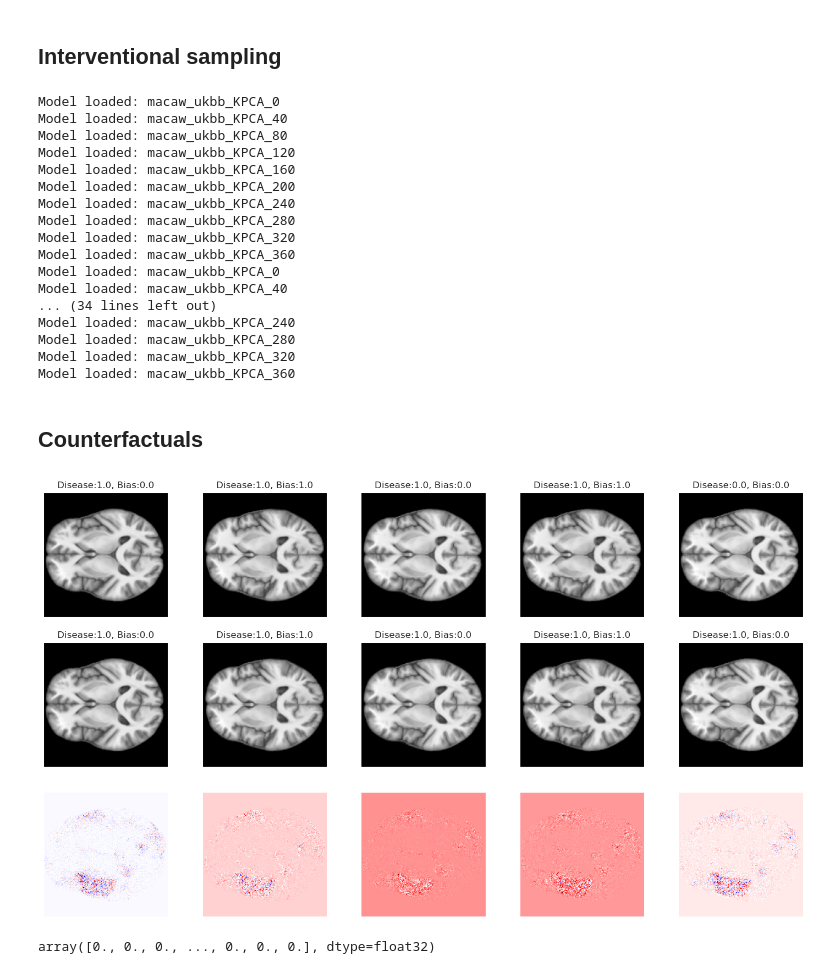
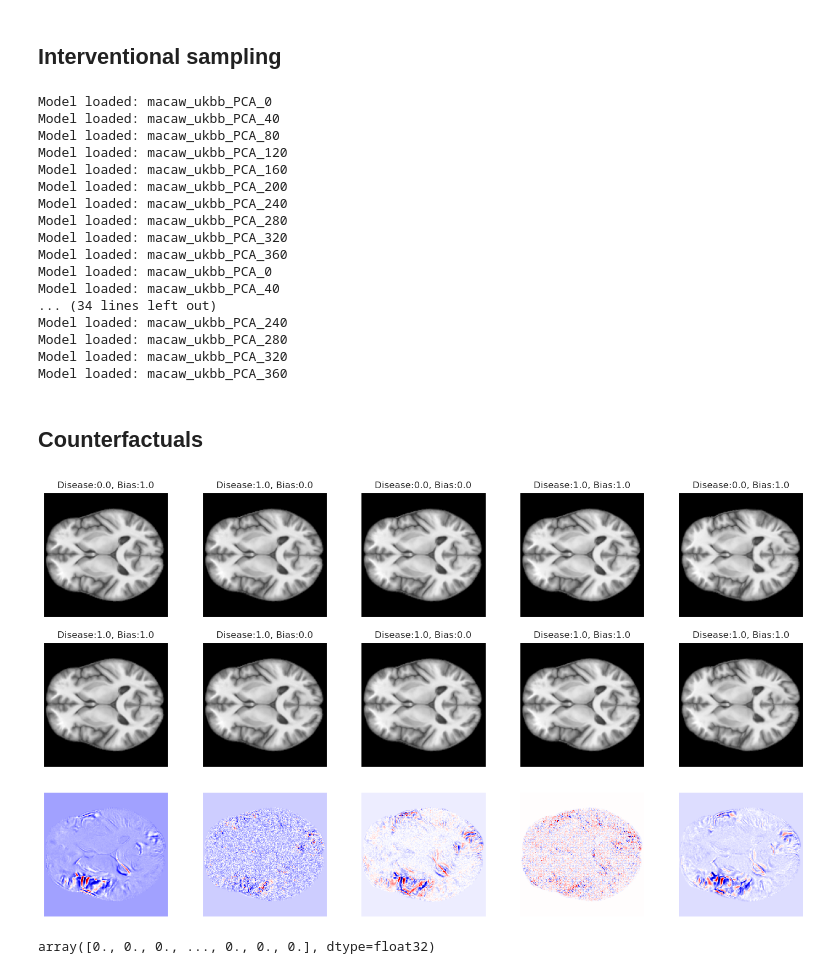
Before and after one commit to Liteknight/CounterBias, a Jupyter notebook: 04_Test.ipynb, the cells around one changed output. Cells and saved outputs as stored; diff of their text form; code cells hidden in the pictures.

```diff
--- a/04_Test.ipynb
+++ b/04_Test.ipynb
@@ -8,11 +8,11 @@ sys.path.append(str(macaw_path) +'/')
 
 ncomps = 60
 model_comps = 500
-dr_method = 'KPCA'
+dr_method = 'PCA'
 
 exp_name="no_bias"
 
-test_path = train_path = macaw_path/exp_name/f'test_hc_data_KPCA_{model_comps}.pkl'
+test_path = train_path = macaw_path/exp_name/f'test_hc_data_PCA_{model_comps}.pkl'
 model_base_path = macaw_path/'models'/exp_name/f'{dr_method}_{model_comps}'/f'{ncomps}'
 # %%
 import pickle
@@ -25,7 +25,7 @@ bias = test['bias']
 test_imgs = test['imgs']
 
 encoded_data = test['encoded_data']
-kpca = test['kpca']
+pca = test['pca']
 # %%
 with open(model_base_path/'hyperparameters.pkl', 'rb') as f:
     hp = pickle.load(f)
@@ -47,12 +47,12 @@ def recons(age,bmi,latents, latent_offset=0):
     latent_enc = np.zeros((latents.shape[0],ncomps))
     latent_enc[:,latent_offset:latent_offset+latents.shape[1]] = latents
     # latent_enc = scaler_i.inverse_transform(latent_enc)
-    imgs = kpca.inverse_transform(latent_enc)
+    imgs = pca.inverse_transform(latent_enc)
     return age,bmi,imgs
 # %%
 sample_imgs = test_imgs[:5,:]
-t = kpca.transform(sample_imgs)
-X_recon = kpca.inverse_transform(t)
+t = pca.transform(sample_imgs)
+X_recon = pca.inverse_transform(t)
 # %%
 import utils.visualize as vis
 
@@ -216,7 +216,7 @@ for kk  in range(5):
             for i,v in enumerate(ss[0,nevecs-nbasecomps+ncauses:]):
                 int_vals[i+ncauses] = v
 
-            print(f'Model loaded: macaw_ukbb_KPCA_{ev}')
+            print(f'Model loaded: macaw_ukbb_PCA_{ev}')
 
             re = recons(samples_causes[:,0],samples_causes[:,1],samples_enc)
             img = make_img(re[2])
@@ -241,23 +241,23 @@ for kk  in range(5):
 
     make_gif(frames,save_name+'.gif')
 # %% [output]
-Model loaded: macaw_ukbb_KPCA_0
-Model loaded: macaw_ukbb_KPCA_40
-Model loaded: macaw_ukbb_KPCA_80
-Model loaded: macaw_ukbb_KPCA_120
-Model loaded: macaw_ukbb_KPCA_160
-Model loaded: macaw_ukbb_KPCA_200
-Model loaded: macaw_ukbb_KPCA_240
-Model loaded: macaw_ukbb_KPCA_280
-Model loaded: macaw_ukbb_KPCA_320
-Model loaded: macaw_ukbb_KPCA_360
-Model loaded: macaw_ukbb_KPCA_0
-Model loaded: macaw_ukbb_KPCA_40
+Model loaded: macaw_ukbb_PCA_0
+Model loaded: macaw_ukbb_PCA_40
+Model loaded: macaw_ukbb_PCA_80
+Model loaded: macaw_ukbb_PCA_120
+Model loaded: macaw_ukbb_PCA_160
+Model loaded: macaw_ukbb_PCA_200
+Model loaded: macaw_ukbb_PCA_240
+Model loaded: macaw_ukbb_PCA_280
+Model loaded: macaw_ukbb_PCA_320
+Model loaded: macaw_ukbb_PCA_360
+Model loaded: macaw_ukbb_PCA_0
+Model loaded: macaw_ukbb_PCA_40
 ... (34 lines left out)
-Model loaded: macaw_ukbb_KPCA_240
-Model loaded: macaw_ukbb_KPCA_280
-Model loaded: macaw_ukbb_KPCA_320
-Model loaded: macaw_ukbb_KPCA_360
+Model loaded: macaw_ukbb_PCA_240
+Model loaded: macaw_ukbb_PCA_280
+Model loaded: macaw_ukbb_PCA_320
+Model loaded: macaw_ukbb_PCA_360
 # %% [markdown]
 ## Counterfactuals
 # %%
@@ -272,7 +272,7 @@ for kk in range(1):
 
     dis_obs = disease[rands]
     bias_obs = bias[rands]
-    residuals = d_obs - kpca.inverse_transform(encoded_obs)
+    residuals = d_obs - pca.inverse_transform(encoded_obs)
 
     cf = np.zeros((nsamples,ncomps))
 
@@ -291,34 +291,34 @@ for kk in range(1):
 
 
     # re_obs = recons(X_obs[:,1],X_obs[:,2],X_obs[:,3:])
     re_cf = recons(cc[:,1],cc[:,2],cf)
 
     re_cf_resd = re_cf[2] + residuals
 
     diff = d_obs - re_cf_resd
 
     fig,axs = plt.subplots(3,nsamples, figsize=(18,10))
 
     # sex_obs = ['Male' if np.round(x) else 'Female' for x in X_obs[:,0]]
     # sex_cf = ['Male' if np.round(x) else 'Female' for x in cc[:,0]]
 
     for i in range(nsamples):
         axs[0,i].imshow(np.rot90(d_obs[i].reshape(crop_size,crop_size)),cmap='gray')
         axs[0,i].set(xticklabels=[], yticklabels=[], xticks=[], yticks=[], title=f'Disease:{X_obs[i,0]}, Bias:{X_obs[i,1]}')
 
         axs[1,i].imshow(make_img(re_cf_resd[i]),cmap='gray')
         axs[1,i].set(xticklabels=[], yticklabels=[], xticks=[], yticks=[], title=f'Disease:{cc[i,0]}, Bias:{cc[i,1]}')
 
         axs[2,i].imshow(np.rot90(diff[i].reshape(crop_size,crop_size)),cmap='seismic')
         axs[2,i].set(xticklabels=[], yticklabels=[], xticks=[], yticks=[])
 
     if not os.path.exists(save_name):
         os.makedirs(save_name)
 
     plt.savefig(save_name+f"{kk}.pdf")
     plt.show()
 # %% [output]
-[figure, old version]
+[figure, new version]
 # %%
 test_imgs[0]
 # %% [output]
```
Also changed, not shown: parts of 4 cells of this notebook, 18 other files.
